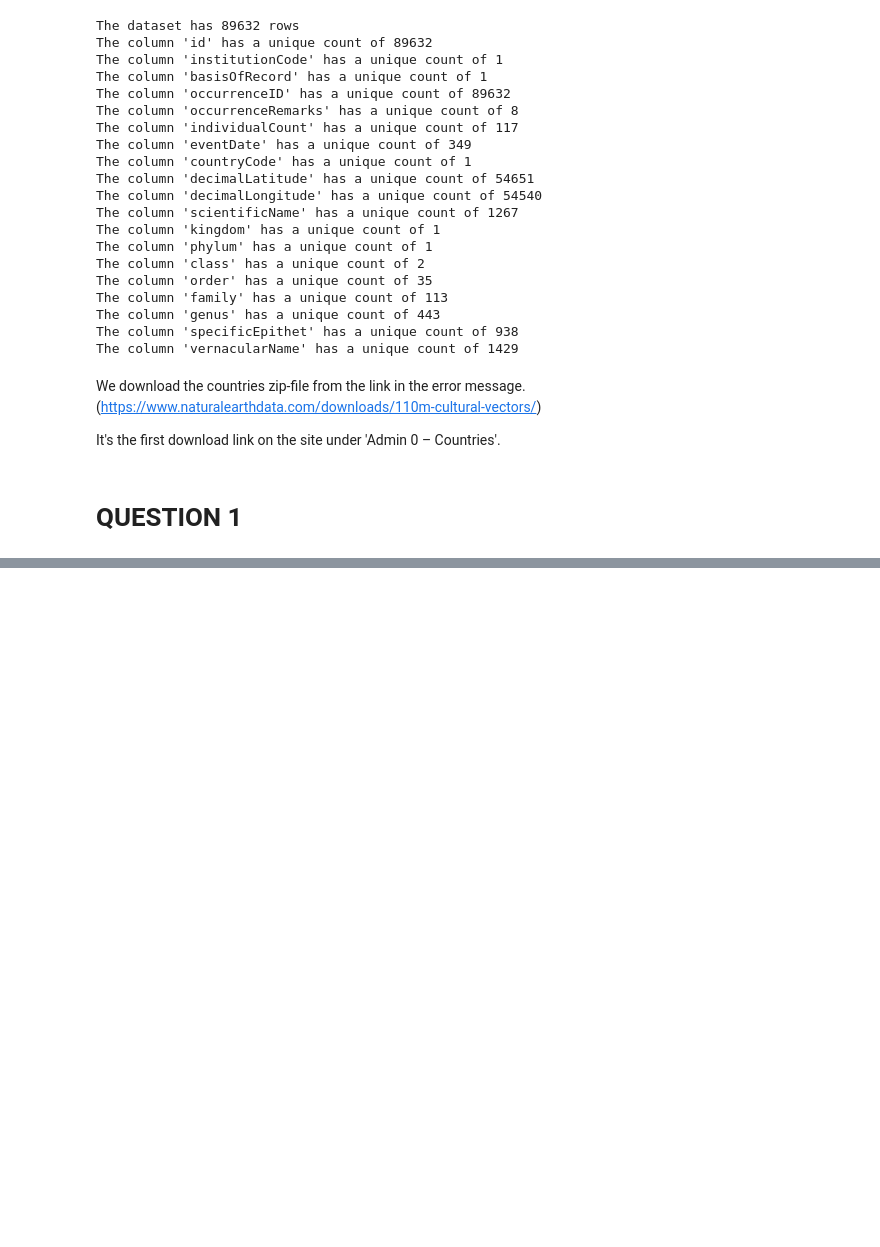
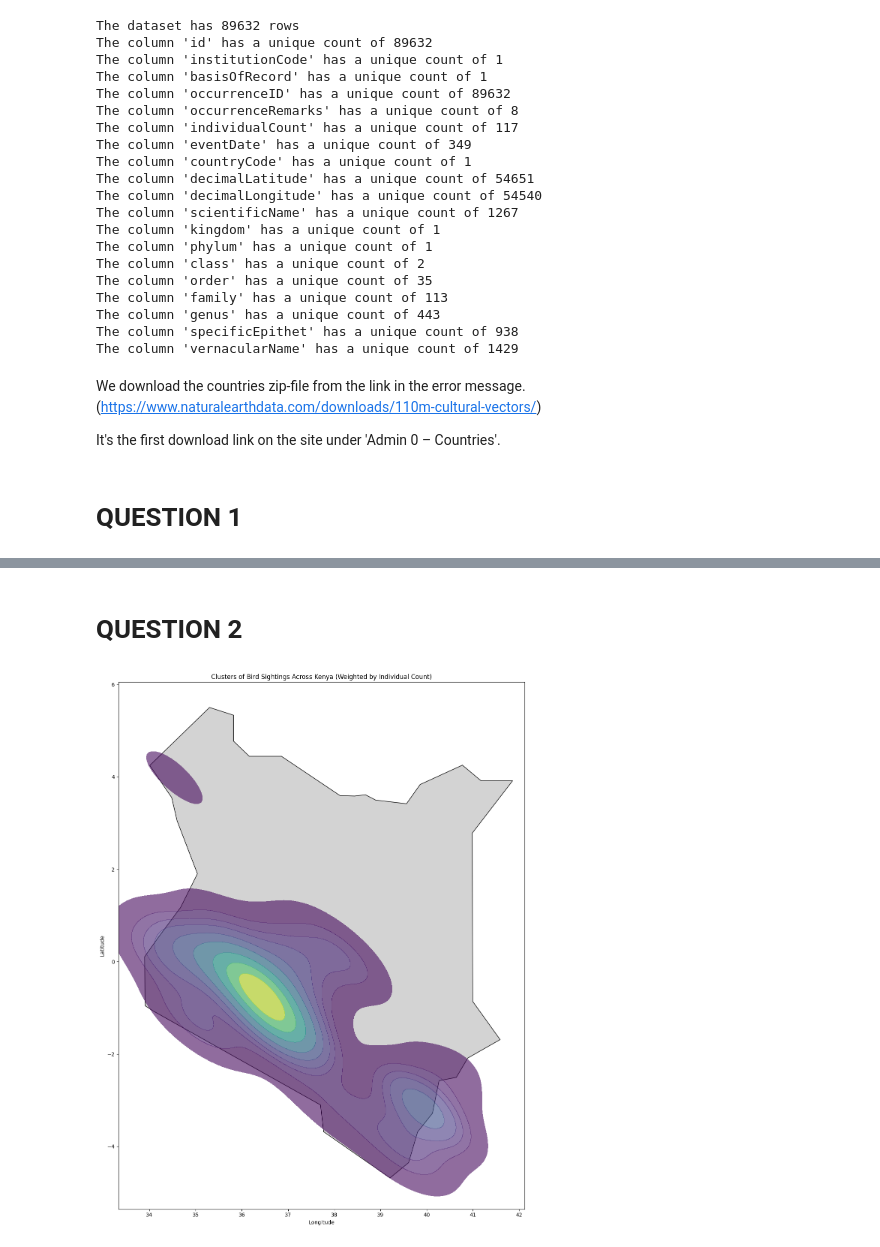
Before and after one commit to oliveira-da-silva-patrick/Workshop1-Project2, a Jupyter notebook: patrick.ipynb, the cells around one changed output, grey strips where cells are left out. Drawn from its saved outputs; the diff is of its cells as text; code cells hidden in the pictures; blank space fills up the shorter version.

```diff
--- a/patrick.ipynb
+++ b/patrick.ipynb
@@ -131,0 +148,28 @@ for order in orders:
+# %% [markdown]
+# QUESTION 2
+# %%
+q2_df = df.select('decimalLatitude', 'decimalLongitude', 'individualCount')
+
+_, ax = plt.subplots(figsize=(15, 15))
+kenya.plot(ax=ax, color='#D3D3D3', edgecolor='black')
+
+sns.kdeplot(
+    x=q2_df['decimalLongitude'],
+    y=q2_df['decimalLatitude'],
+    weights=q2_df['individualCount'],
+    cmap="viridis",
+    fill=True,
+    alpha=0.6,
+    levels=10,
+    ax=ax
+)
+
+
+ax.set_title('Clusters of Bird Sightings Across Kenya (Weighted by Individual Count)')
+ax.set_xlabel('Longitude')
+ax.set_ylabel('Latitude')
+
+plt.tight_layout()
+plt.show()
+# %% [output]
+[figure, added]
```
Also changed, not shown: parts of 4 cells of this notebook, 1 other file.
